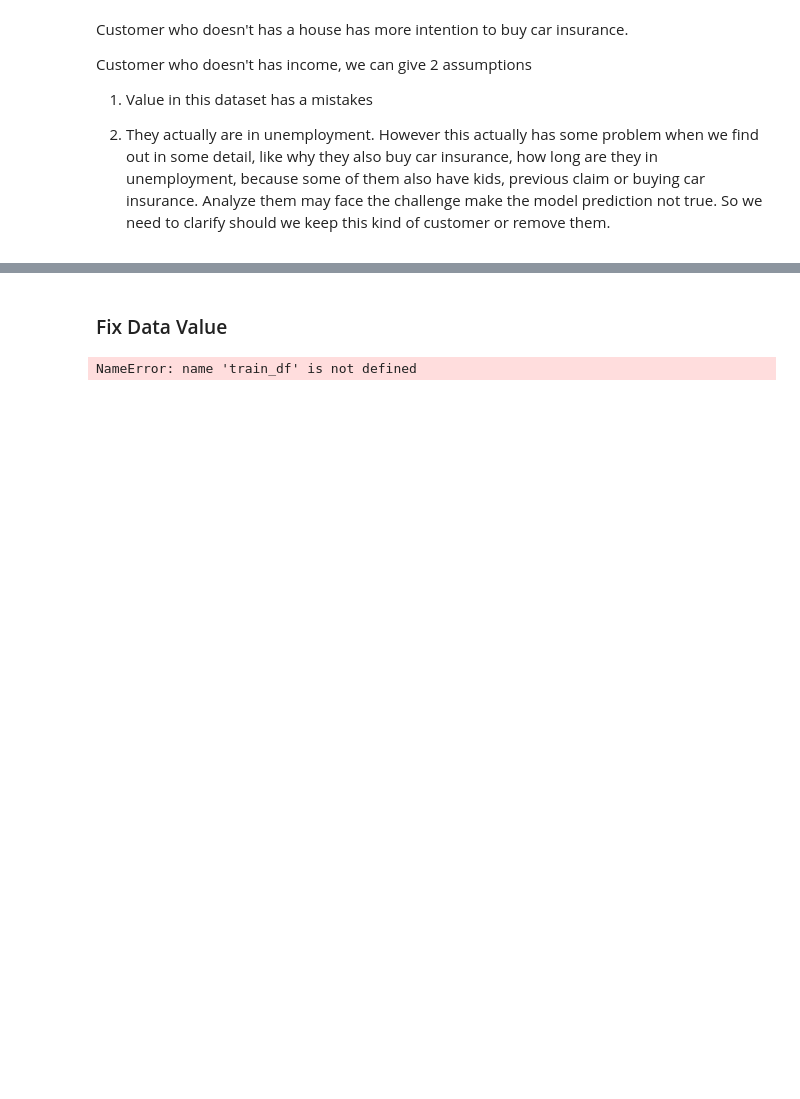
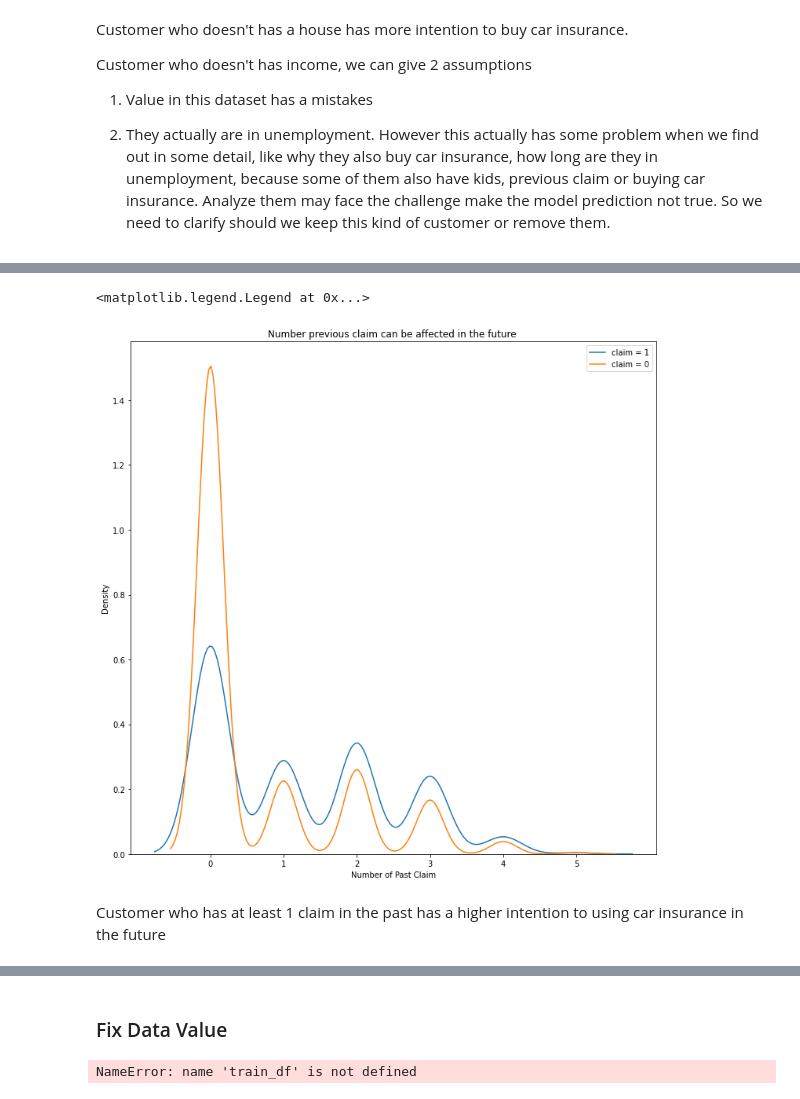
Before and after one commit to NamNguyenboomit/car-insurance, a Jupyter notebook: Analyze/test_1.ipynb, the cells around one changed output, grey strips where cells are left out. Cells and saved outputs as stored; diff of their text form; code cells hidden in the pictures; blank space fills up the shorter version.

```diff
--- a/Analyze/test_1.ipynb
+++ b/Analyze/test_1.ipynb
@@ -899,0 +920,21 @@ Name: TRAVTIME, Length: 100, dtype: int64
+# %%
+# Create distribution by age
+plt.figure(figsize=(12,12))
+
+# Draw a kde for distribution age and response
+
+sns.kdeplot(df.loc[df['CLAIM_FLAG'] == 1, 'CLM_FREQ'], label='claim = 1')
+
+sns.kdeplot(df.loc[df['CLAIM_FLAG'] == 0, 'CLM_FREQ'], label='claim = 0')
+
+plt.title('Number previous claim can be affected in the future ')
+
+plt.xticks(np.arange(0,6,step=1))
+plt.xlabel('Number of Past Claim')
+plt.ylabel('Density')
+plt.legend()
+# %% [output]
+<matplotlib.legend.Legend at 0x...>
+[figure, added]
+# %% [markdown]
+Customer who has at least 1 claim in the past has a higher intention to using car insurance in the future
```
Also changed, not shown: parts of 34 cells of this notebook, 1 other file.
